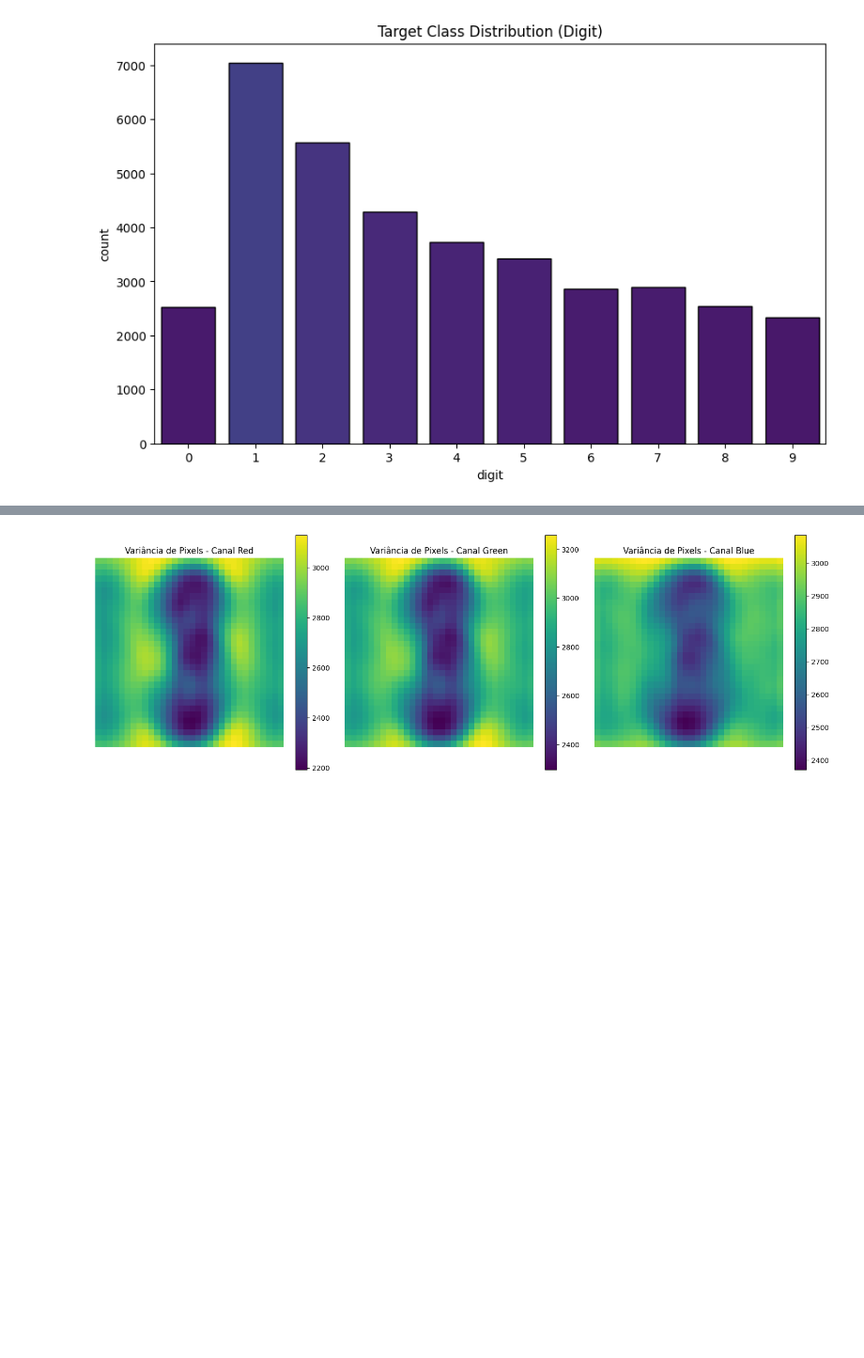
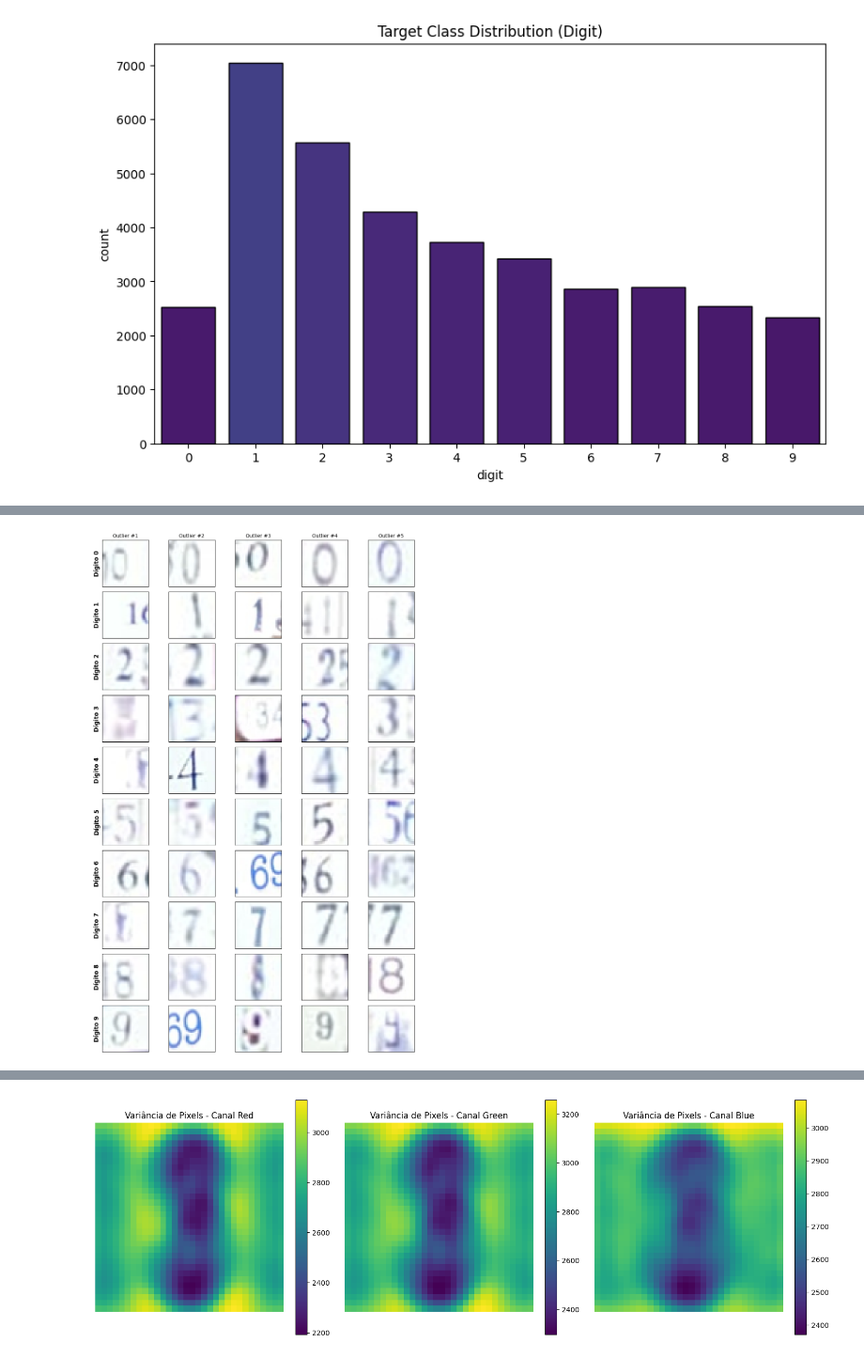
Before and after one commit to marquesgbr/SVHN_ML_project, a Jupyter notebook: 01_EDA.ipynb, the cells around one changed output, grey strips where cells are left out. Shown at 94% size. Drawn from its saved outputs; the diff is of its cells as text; code cells hidden in the pictures; blank space fills up the shorter version.

```diff
--- a/01_EDA.ipynb
+++ b/01_EDA.ipynb
@@ -186,0 +243,96 @@ Usando interpretação row-major (32x32x3 sequencial):
+# %%
+def detect_and_visualize_outliers(dataset, top_n=5):
+    """
+    Detecta outliers calculando a distância Euclideana de cada imagem
+    para a imagem média da sua própria classe (dígito).
+    """
+
+    # Preparar dados
+    pixels = dataset.iloc[:, :-1].values
+    labels = dataset.iloc[:, -1].values
+
+    # Armazenar índices e distâncias
+    outlier_candidates = []
+
+    # Para cada dígito (0-9)
+    for digit in range(10):
+        # Índices das imagens deste dígito
+        indices = np.where(labels == digit)[0]
+
+        # Extrair imagens deste dígito
+        digit_pixels = pixels[indices]
+
+        # Calcular a "Imagem Média" deste dígito
+        mean_img = np.mean(digit_pixels, axis=0)
+
+        # Calcular distância de cada imagem para a média (Erro Quadrático Médio)
+        # axis=1 calcula a média dos erros quadrados de todos os pixels da imagem
+        distances = np.mean((digit_pixels - mean_img) ** 2, axis=1)
+
+        # Pegar os 'top_n' com maior distância (os mais diferentes da média)
+        # argsort ordena crescente, pegamos os últimos (-top_n:) e invertemos (flip)
+        furthest_idx_local = np.argsort(distances)[-top_n:][::-1]
+        furthest_idx_global = indices[furthest_idx_local]
+
+        outlier_candidates.append({
+            'digit': digit,
+            'indices': furthest_idx_global,
+            'scores': distances[furthest_idx_local]
+        })
+
+    return outlier_candidates
+
+# Executar detecção
+outliers = detect_and_visualize_outliers(data, top_n=5)
+
+# VISUALIZAÇÃO DOS OUTLIERS
+print("\n=== VISUALIZAÇÃO DE POSSÍVEIS OUTLIERS (Imagens mais distantes da média) ===")
+print("Estas imagens são as que mais se desviam do padrão visual do seu dígito.")
+
+# Criar um grid: 10 linhas (dígitos), 5 colunas (top 5 outliers)
+fig, axes = plt.subplots(10, 5, figsize=(10, 15))
+
+for i, item in enumerate(outliers):
+    digit = item['digit']
+    indices = item['indices']
+
+    for j, idx in enumerate(indices):
+        # Reconstruir imagem
+        img = data.iloc[idx, :-1].values.reshape(32, 32, 3).astype('uint8')
+
+        axes[i, j].imshow(img)
+
+        # Títulos apenas na primeira linha e coluna
+        if j == 0:
+            axes[i, j].set_ylabel(f"Dígito {digit}", fontsize=12, fontweight='bold')
+        if i == 0:
+            axes[i, j].set_title(f"Outlier #{j+1}", fontsize=10)
+
+        # Remover eixos para limpar
+        axes[i, j].set_xticks([])
+        axes[i, j].set_yticks([])
+
+plt.tight_layout()
+plt.show()
+
+# ANÁLISE DE BRILHO EXTREMO
+print("\n=== VERIFICAÇÃO DE OUTLIERS DE ILUMINAÇÃO ===")
+# Calcular brilho médio de cada imagem
+mean_brightness = data.iloc[:, :-1].mean(axis=1)
+
+plt.figure(figsize=(10, 4))
+sns.histplot(mean_brightness, bins=50, kde=True, color='purple')
+plt.title("Distribuição de Brilho Médio das Imagens")
+plt.xlabel("Brilho Médio (0-255)")
+plt.ylabel("Contagem")
+plt.axvline(mean_brightness.mean(), color='k', linestyle='--', label='Média Global')
+plt.legend()
+plt.show()
+
+# Identificar extremos
+darkest = mean_brightness.idxmin()
+brightest = mean_brightness.idxmax()
+
+print(f"Imagem mais escura (Index {darkest}): Brilho médio = {mean_brightness[darkest]:.2f}")
+print(f"Imagem mais clara (Index {brightest}): Brilho médio = {mean_brightness[brightest]:.2f}")
+# %% [output]
@@ -186,0 +341 @@ Usando interpretação row-major (32x32x3 sequencial):
+[figure, added]
```
Also changed, not shown: parts of 31 cells of this notebook, 1 other file.
